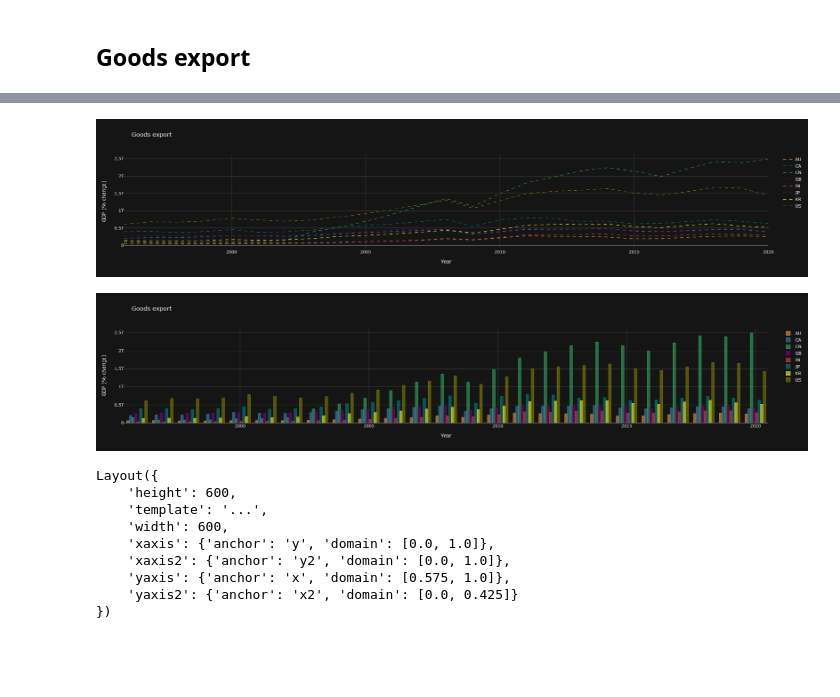
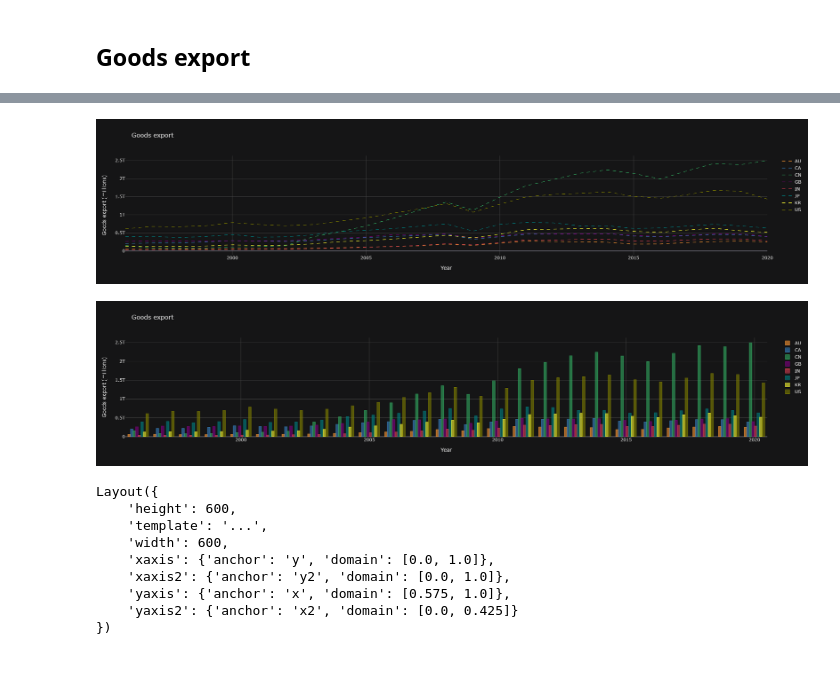
Before and after one commit to TribThapa/AustralianEconomyAnalysis, a Jupyter notebook: Code/StatisticalAnalysis.ipynb, the cells around one changed output, grey strips where cells are left out. Cells and saved outputs as stored; diff of their text form; code cells hidden in the pictures.

Commit message:
ModifiedImageUnits

```diff
--- a/Code/StatisticalAnalysis.ipynb
+++ b/Code/StatisticalAnalysis.ipynb
@@ -634,29 +621,29 @@ goods_export_comb
 # %%
 # Create line plot and bar graph using Cufflinks
 goods_export_fig1 = goods_export_clean.iplot(kind='line',
                                              dash='dash',
                                              title="Goods export",
                                              xTitle="Year",
-                                             yTitle='GDP (% change)')
+                                             yTitle='Goods export (millions)')
 
 goods_export_fig2 = goods_export_clean.iplot(kind='bar',
                                              dash='dash',
                                              title="Goods export",
                                              xTitle="Year",
-                                             yTitle='GDP (% change)')
+                                             yTitle='Goods export (millions)')
 
 #Create the plot matrix:
 fig = subplots.make_subplots(rows=2, cols=1)
 
 #Add traces, use  'add_traces', or 'append_trace'.
 fig.add_traces(goods_export_fig1)
 fig.add_traces(goods_export_fig2)
 
 fig['layout'].update(height=600,
                      width=600)
 # %% [output]
-[figure, old version]
+[figure, new version]
-[figure, old version]
+[figure, new version]
 Layout({
     'height': 600,
     'template': '...',
```
Also changed, not shown: parts of 13 cells of this notebook, 10 other files.
